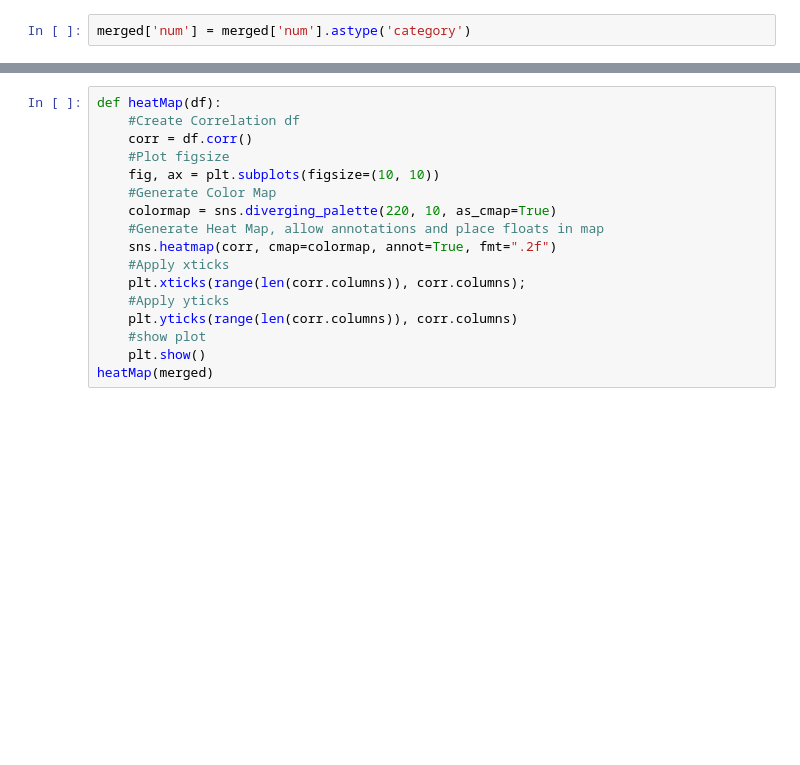
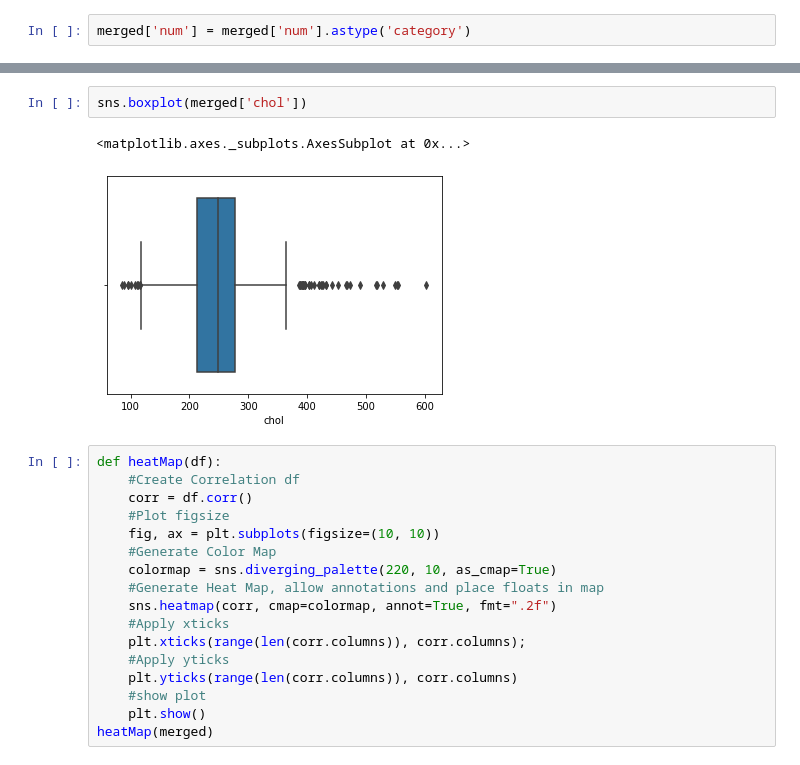
Before and after one commit to ericjonathan6/Praktikum2, a Jupyter notebook: Praktikum2.ipynb, the cells around one changed output, grey strips where cells are left out. Cells and saved outputs as stored; diff of their text form; blank space fills up the shorter version.

Commit message:
add boxplot outliers chol and experiment all algo

```diff
--- a/Praktikum2.ipynb
+++ b/Praktikum2.ipynb
@@ -185,3 +185,8 @@ merged.head()
+# %%
+sns.boxplot(merged['chol'])
+# %% [output]
+<matplotlib.axes._subplots.AxesSubplot at 0x...>
+[figure, added]
 # %%
 def heatMap(df):
     #Create Correlation df
```
Also changed, not shown: parts of 14 cells of this notebook.
